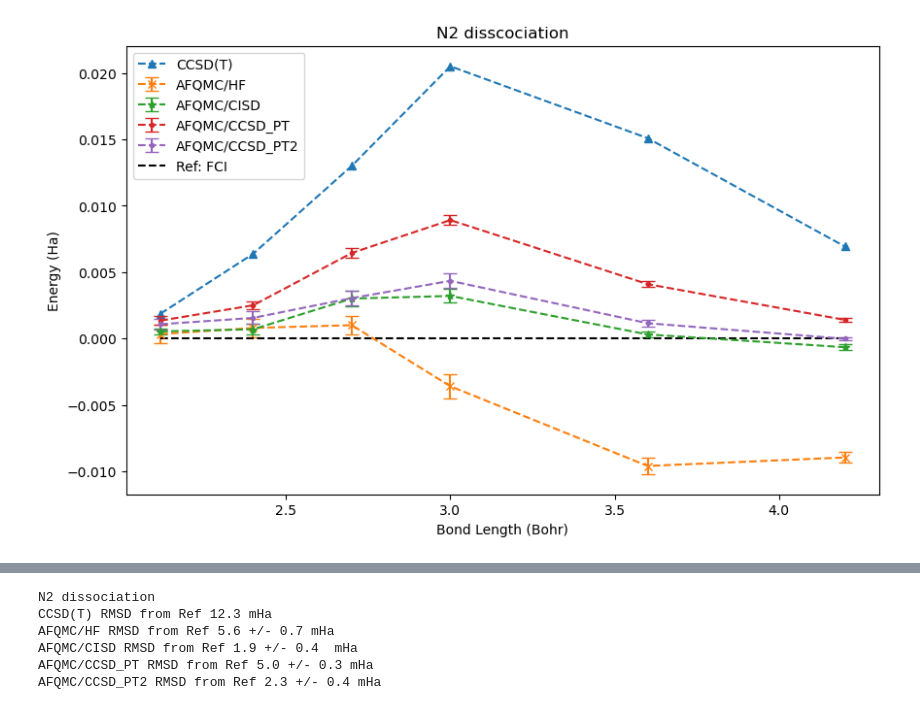
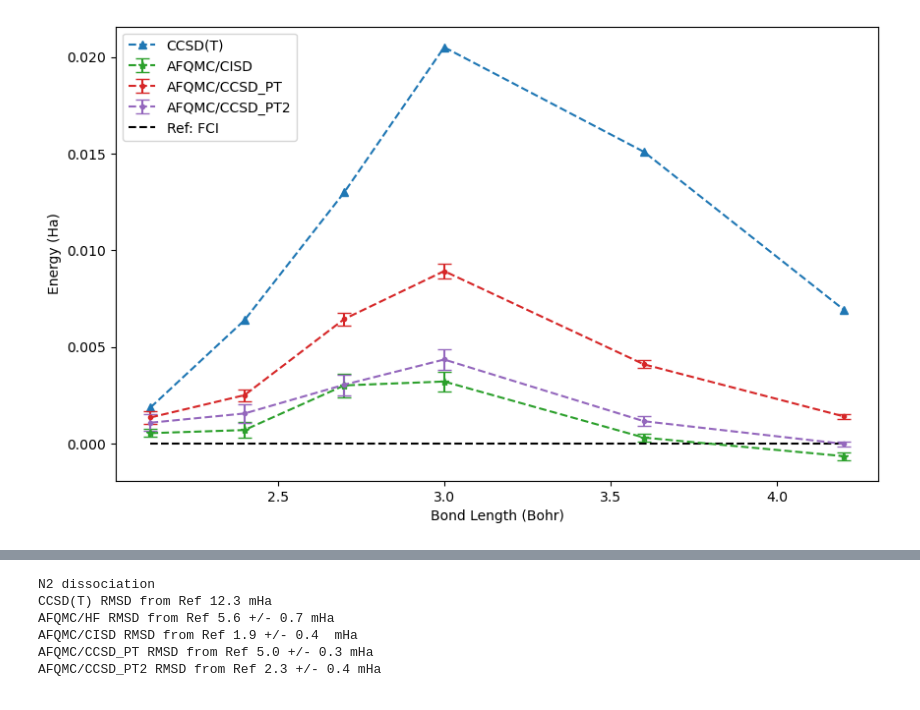
Before and after one commit to zh-yichi/afqmc_ccsd_pt_data, a Jupyter notebook: dissociation/n2.ipynb, the cells around one changed output, grey strips where cells are left out. Cells and saved outputs as stored; diff of their text form; code cells hidden in the pictures.

```diff
--- a/dissociation/n2.ipynb
+++ b/dissociation/n2.ipynb
@@ -50,20 +82,20 @@ for line in data.splitlines():
 # %%
 plt.figure(figsize=(10, 6))
 plt.plot(bonds,ccsd_ts-refs, '^--', color='C0',label='CCSD(T)')
-plt.errorbar(bonds,afqmc_hfs-refs,yerr=afqmc_hf_errs,fmt='x--',color='C1',capsize=5,label='AFQMC/HF')
+# plt.errorbar(bonds,afqmc_hfs-refs,yerr=afqmc_hf_errs,fmt='x--',color='C1',capsize=5,label='AFQMC/HF')
 plt.errorbar(bonds,afqmc_cisds-refs,yerr=afqmc_cisd_errs,fmt='*--',color='C2',capsize=5,label='AFQMC/CISD')
 plt.errorbar(bonds,afqmc_pts-refs,yerr=afqmc_pt_errs,fmt='.--',color='C3',capsize=5,label='AFQMC/CCSD_PT')
 plt.errorbar(bonds,afqmc_pt2s-refs,yerr=afqmc_pt2_errs,fmt='.--',color='C4',capsize=5,label='AFQMC/CCSD_PT2')
 plt.plot(bonds,refs-refs, '--', color='black',label='Ref: FCI')
 # plt.xticks(bonds)
 plt.xlabel('Bond Length (Bohr)')
 plt.ylabel('Energy (Ha)')
-plt.title('N2 disscociation')
+# plt.title('N2 disscociation')
 handles, labels = plt.gca().get_legend_handles_labels()
-order = ['CCSD(T)', 'AFQMC/HF', 'AFQMC/CISD', 'AFQMC/CCSD_PT', 'AFQMC/CCSD_PT2', 'Ref: FCI']
+order = ['CCSD(T)', 'AFQMC/CISD', 'AFQMC/CCSD_PT', 'AFQMC/CCSD_PT2', 'Ref: FCI']
 ordered_handles = [handles[labels.index(l)] for l in order]
 ordered_labels = order
 plt.legend(ordered_handles, ordered_labels,loc='upper left')
 plt.show()
 # %% [output]
-[figure, old version]
+[figure, new version]
```
Also changed, not shown: parts of 5 cells of this notebook, 17 other files.
